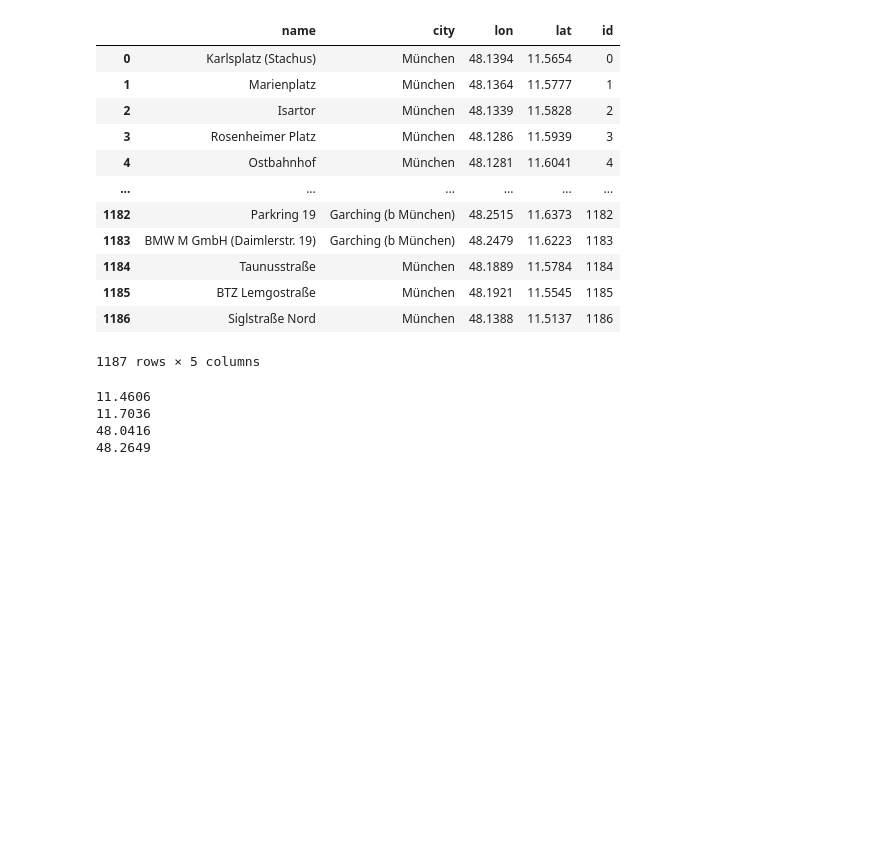
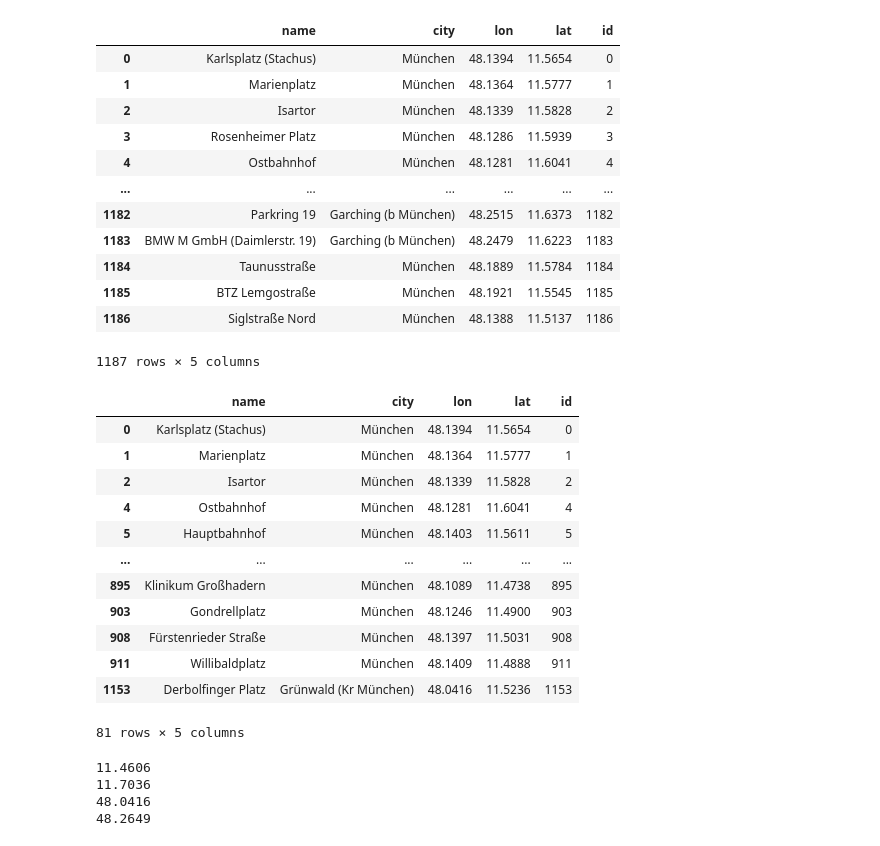
Before and after one commit to deeliciouscode/publicflow, a Jupyter notebook: analysis/data_cleansing.ipynb, the cells around one changed output. Cells and saved outputs as stored; diff of their text form; code cells hidden in the pictures; blank space fills up the shorter version.

```diff
--- a/analysis/data_cleansing.ipynb
+++ b/analysis/data_cleansing.ipynb
@@ -186,10 +267,8 @@ with open("../{}/tram_lines.yaml".format(FOLDER), "wb") as file:
 # Meta Info and Relevant Stations
 # %%
 all_stations = []
-for station_ids in subway_lines["stations"]:
+for station_ids in all_lines["stations"]:
     all_stations.extend(station_ids)
-for station_ids in tram_lines["stations"]:
-    all_stations.extend(station_ids)
 # %%
 stations
 # %% [output]
@@ -208,6 +287,22 @@ stations
 1187 rows × 5 columns
 # %%
 stations_in_lines = stations[stations['id'].isin(all_stations)]
+# %%
+stations_in_lines
+# %% [output]
+|  | name | city | lon | lat | id |
+| 0 | Karlsplatz (Stachus) | München | 48.1394 | 11.5654 | 0 |
+| 1 | Marienplatz | München | 48.1364 | 11.5777 | 1 |
+| 2 | Isartor | München | 48.1339 | 11.5828 | 2 |
+| 4 | Ostbahnhof | München | 48.1281 | 11.6041 | 4 |
+| 5 | Hauptbahnhof | München | 48.1403 | 11.5611 | 5 |
+| ... | ... | ... | ... | ... | ... |
+| 895 | Klinikum Großhadern | München | 48.1089 | 11.4738 | 895 |
+| 903 | Gondrellplatz | München | 48.1246 | 11.4900 | 903 |
+| 908 | Fürstenrieder Straße | München | 48.1397 | 11.5031 | 908 |
+| 911 | Willibaldplatz | München | 48.1409 | 11.4888 | 911 |
+| 1153 | Derbolfinger Platz | Grünwald (Kr München) | 48.0416 | 11.5236 | 1153 |
+81 rows × 5 columns
 # %%
 text = yaml.dump(stations_in_lines.to_dict(orient='records'), encoding="utf-8", allow_unicode=True)
 with open("../{}/stations_in_lines.yaml".format(FOLDER), "wb") as file:
```
Also changed, not shown: parts of 9 cells of this notebook, 5 other files.
